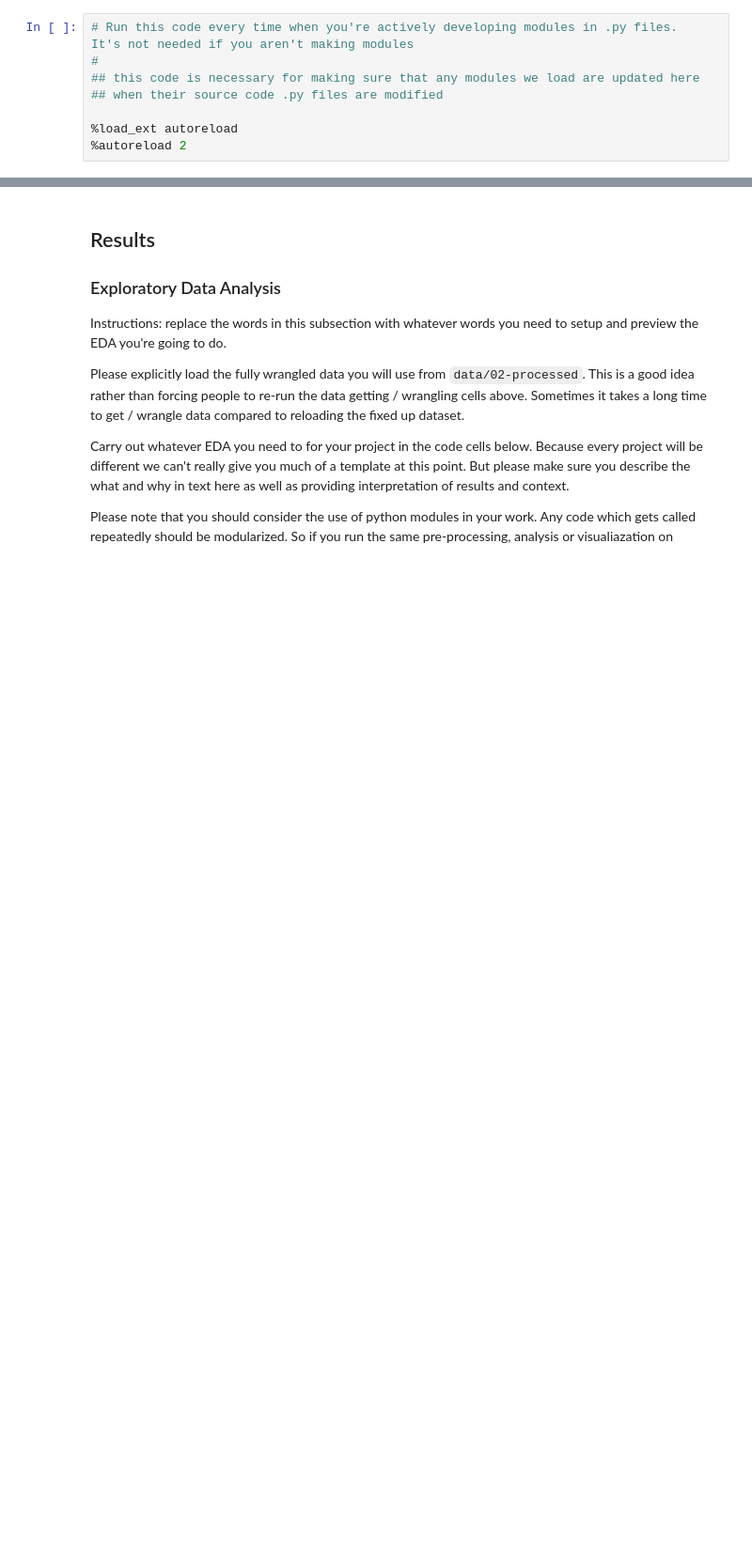
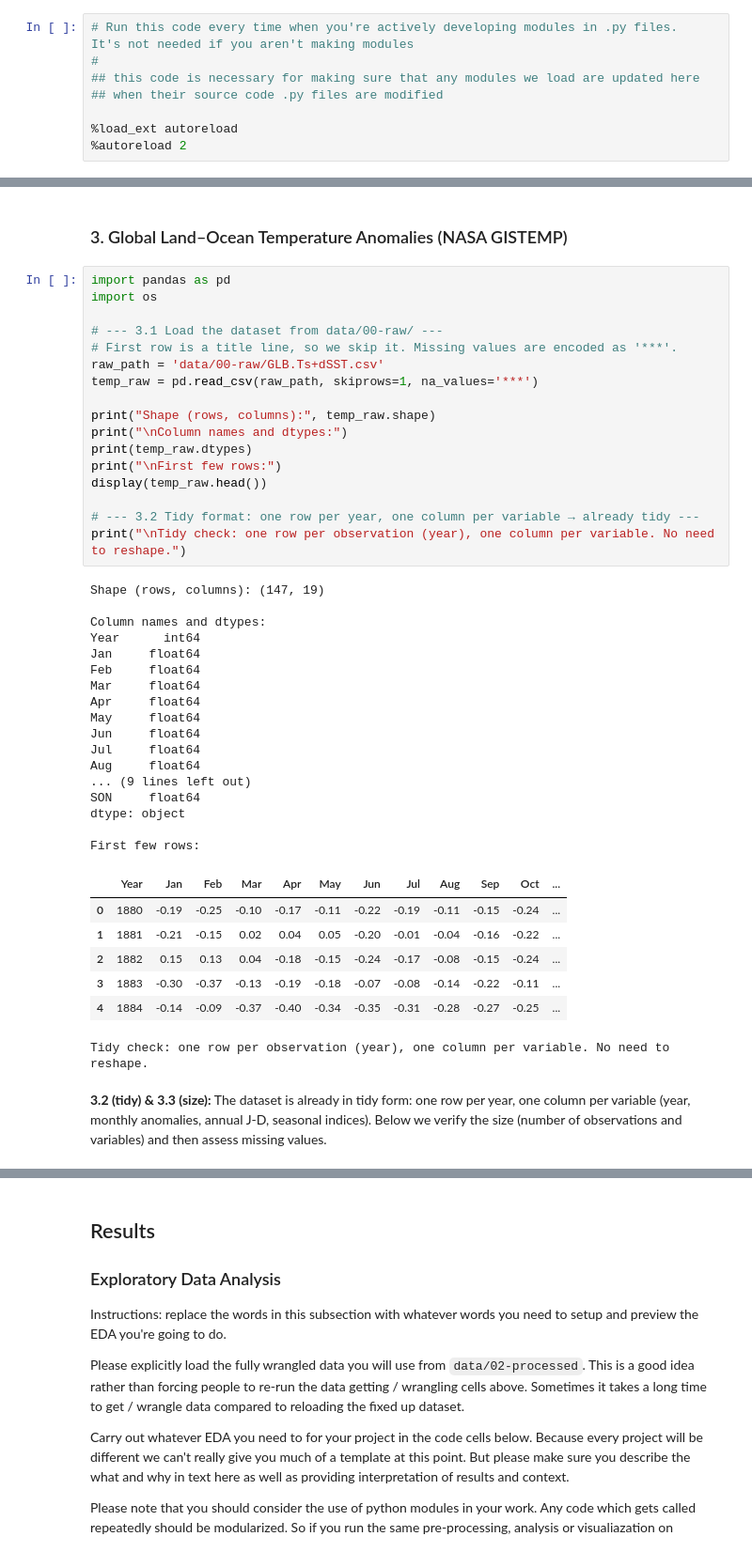
Before and after one commit to COGS108/Group013_WI26, a Jupyter notebook: 02-EDACheckpoint.ipynb, the cells around one changed output, grey strips where cells are left out. Shown at 94% size. Drawn from its saved outputs; the diff is of its cells as text; blank space fills up the shorter version.

```diff
--- a/02-EDACheckpoint.ipynb
+++ b/02-EDACheckpoint.ipynb
@@ -81,0 +409,46 @@ Instructions: REPLACE the contents of this cell and the one below with your work
+# %% [markdown]
+### 3. Global Land–Ocean Temperature Anomalies (NASA GISTEMP)
+# %%
+import pandas as pd
+import os
+
+# --- 3.1 Load the dataset from data/00-raw/ ---
+# First row is a title line, so we skip it. Missing values are encoded as '***'.
+raw_path = 'data/00-raw/GLB.Ts+dSST.csv'
+temp_raw = pd.read_csv(raw_path, skiprows=1, na_values='***')
+
+print("Shape (rows, columns):", temp_raw.shape)
+print("\nColumn names and dtypes:")
+print(temp_raw.dtypes)
+print("\nFirst few rows:")
+display(temp_raw.head())
+
+# --- 3.2 Tidy format: one row per year, one column per variable → already tidy ---
+print("\nTidy check: one row per observation (year), one column per variable. No need to reshape.")
+# %% [output]
+Shape (rows, columns): (147, 19)
+
+Column names and dtypes:
+Year      int64
+Jan     float64
+Feb     float64
+Mar     float64
+Apr     float64
+May     float64
+Jun     float64
+Jul     float64
+Aug     float64
+... (9 lines left out)
+SON     float64
+dtype: object
+
+First few rows:
+|  | Year | Jan | Feb | Mar | Apr | May | Jun | Jul | Aug | Sep | Oct | ... |
+| 0 | 1880 | -0.19 | -0.25 | -0.10 | -0.17 | -0.11 | -0.22 | -0.19 | -0.11 | -0.15 | -0.24 | ... |
+| 1 | 1881 | -0.21 | -0.15 | 0.02 | 0.04 | 0.05 | -0.20 | -0.01 | -0.04 | -0.16 | -0.22 | ... |
+| 2 | 1882 | 0.15 | 0.13 | 0.04 | -0.18 | -0.15 | -0.24 | -0.17 | -0.08 | -0.15 | -0.24 | ... |
+| 3 | 1883 | -0.30 | -0.37 | -0.13 | -0.19 | -0.18 | -0.07 | -0.08 | -0.14 | -0.22 | -0.11 | ... |
+| 4 | 1884 | -0.14 | -0.09 | -0.37 | -0.40 | -0.34 | -0.35 | -0.31 | -0.28 | -0.27 | -0.25 | ... |
+Tidy check: one row per observation (year), one column per variable. No need to reshape.
+# %% [markdown]
+**3.2 (tidy) & 3.3 (size):** The dataset is already in tidy form: one row per year, one column per variable (year, monthly anomalies, annual J-D, seasonal indices). Below we verify the size (number of observations and variables) and then assess missing values.
```
Also changed, not shown: parts of 46 cells of this notebook.
